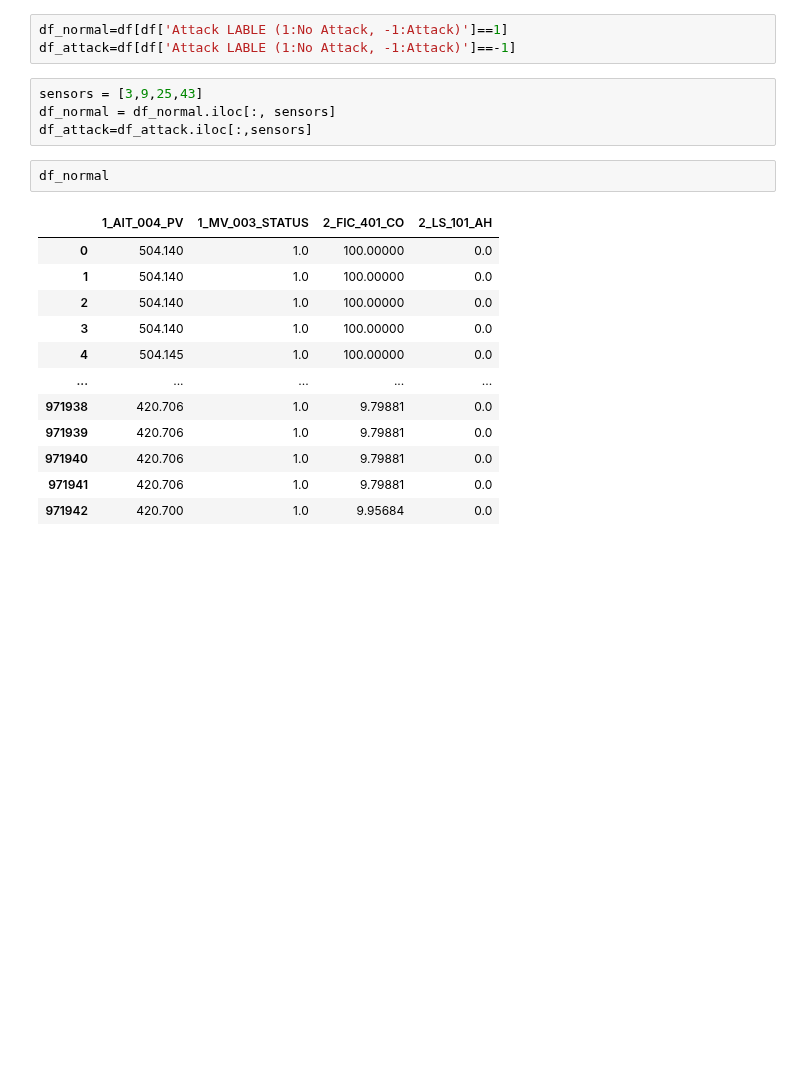
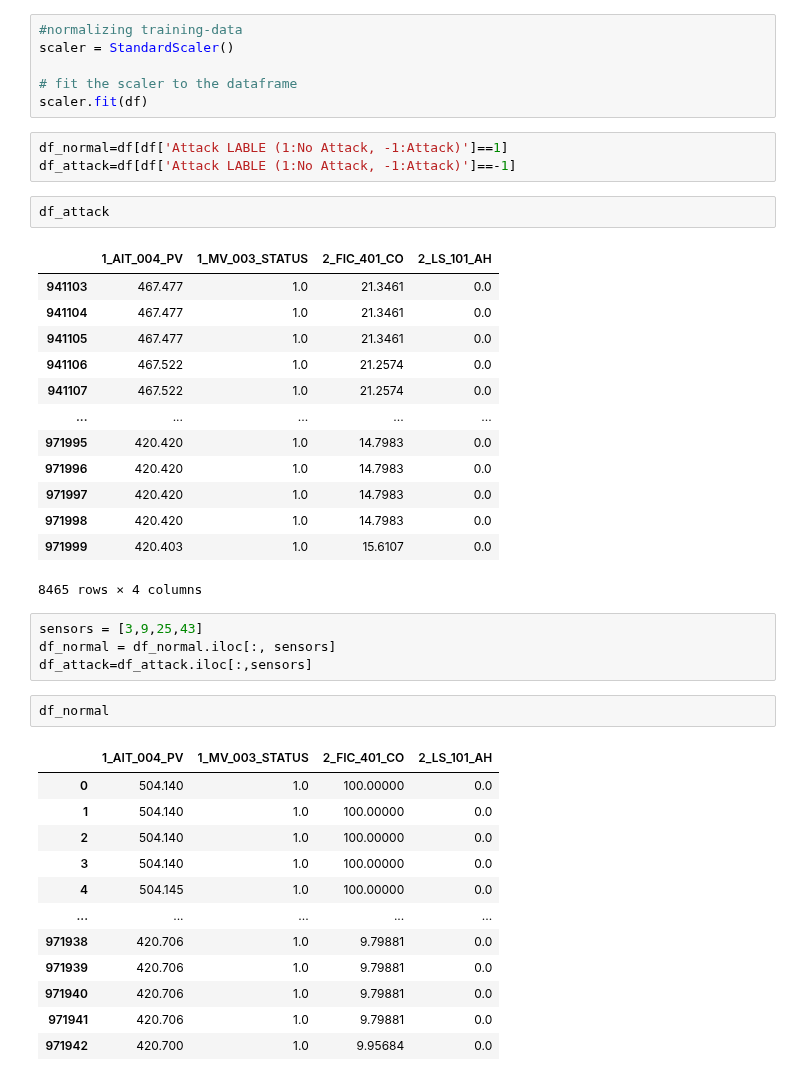
Before and after one commit to manu1003/meepc, a Jupyter notebook: PIpeline.ipynb, the cells around one changed output. Drawn from its saved outputs; the diff is of its cells as text; blank space fills up the shorter version.

```diff
--- a/PIpeline.ipynb
+++ b/PIpeline.ipynb
@@ -35,9 +36,31 @@ df
 | 971998 | 179.618 | 0.625473 | 11.9156 | 420.420 | 0.228225 | 1.903020 | 43.3472 | ... |
 | 971999 | 179.617 | 0.625473 | 11.9146 | 420.403 | 0.228308 | 1.904000 | 43.2111 | ... |
 972000 rows × 98 columns
+# %%
+#normalizing training-data
+scaler = StandardScaler()
+
+# fit the scaler to the dataframe
+scaler.fit(df)
 # %%
 df_normal=df[df['Attack LABLE (1:No Attack, -1:Attack)']==1]
 df_attack=df[df['Attack LABLE (1:No Attack, -1:Attack)']==-1]
+# %%
+df_attack
+# %% [output]
+|  | 1_AIT_004_PV | 1_MV_003_STATUS | 2_FIC_401_CO | 2_LS_101_AH |
+| 941103 | 467.477 | 1.0 | 21.3461 | 0.0 |
+| 941104 | 467.477 | 1.0 | 21.3461 | 0.0 |
+| 941105 | 467.477 | 1.0 | 21.3461 | 0.0 |
+| 941106 | 467.522 | 1.0 | 21.2574 | 0.0 |
+| 941107 | 467.522 | 1.0 | 21.2574 | 0.0 |
+| ... | ... | ... | ... | ... |
+| 971995 | 420.420 | 1.0 | 14.7983 | 0.0 |
+| 971996 | 420.420 | 1.0 | 14.7983 | 0.0 |
+| 971997 | 420.420 | 1.0 | 14.7983 | 0.0 |
+| 971998 | 420.420 | 1.0 | 14.7983 | 0.0 |
+| 971999 | 420.403 | 1.0 | 15.6107 | 0.0 |
+8465 rows × 4 columns
 # %%
 sensors = [3,9,25,43]
 df_normal = df_normal.iloc[:, sensors]
```
Also changed, not shown: parts of 7 cells of this notebook.
